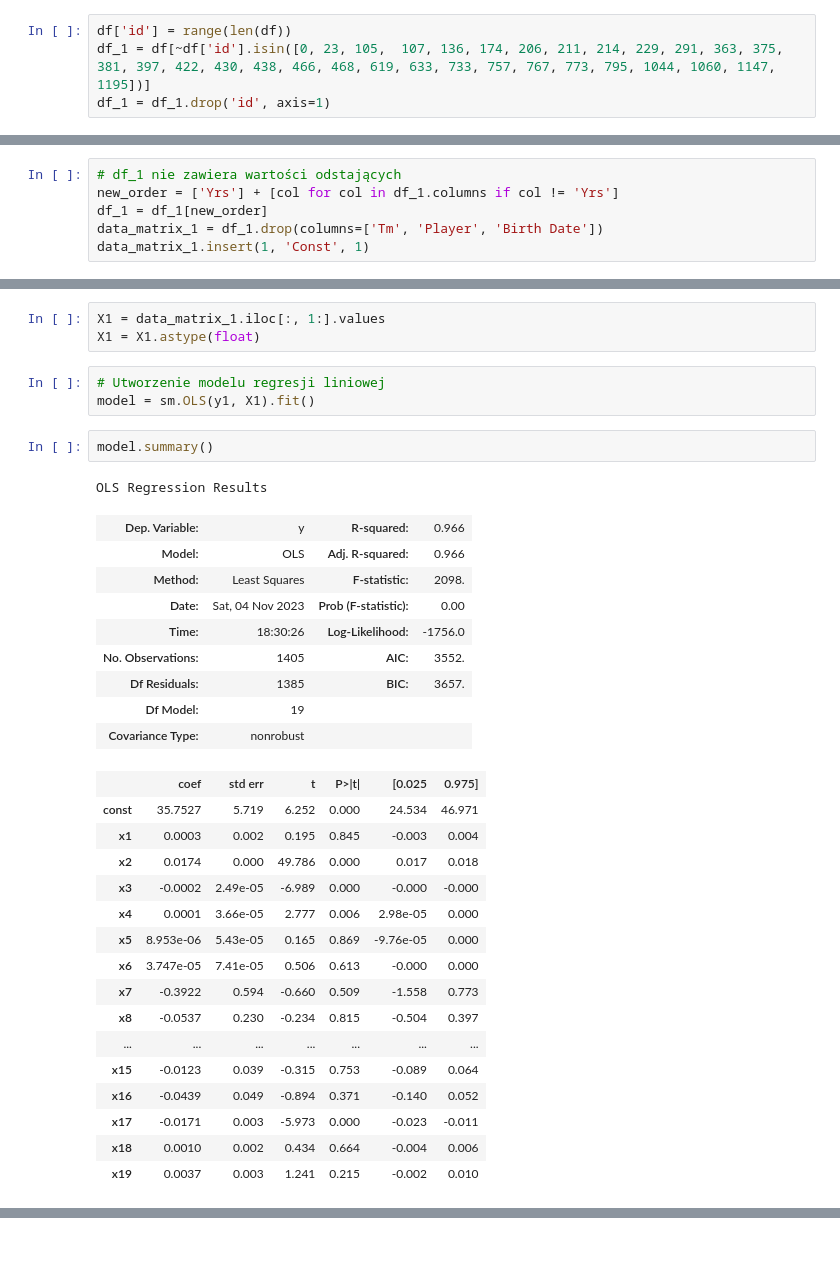
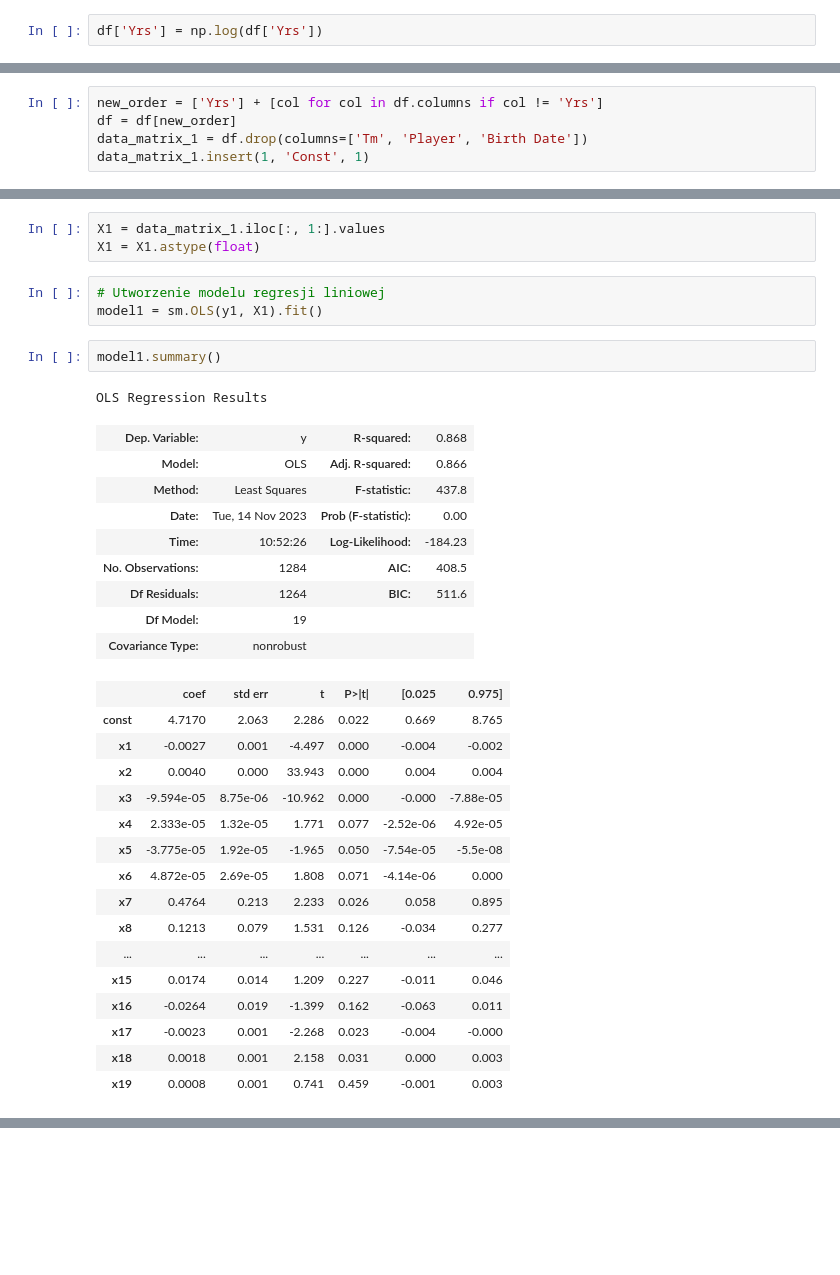
Before and after one commit to GrzegorzPus/NBA_analysis, a Jupyter notebook: Draft Combine.ipynb, the cells around one changed output, grey strips where cells are left out. Drawn from its saved outputs; the diff is of its cells as text; blank space fills up the shorter version.

```diff
--- a/Draft Combine.ipynb
+++ b/Draft Combine.ipynb
@@ -606,7 +586,5 @@ Indeksy obserwacji odstających: (array([   0,   23,  105,  107,  136,  174,  20
-# %%
-df['id'] = range(len(df))
-df_1 = df[~df['id'].isin([0, 23, 105,  107, 136, 174, 206, 211, 214, 229, 291, 363, 375, 381, 397, 422, 430, 438, 466, 468, 619, 633, 733, 757, 767, 773, 795, 1044, 1060, 1147, 1195])]
-df_1 = df_1.drop('id', axis=1)
+# %%
+df['Yrs'] = np.log(df['Yrs'])
 # %% [markdown]
 <br>
 # %% [markdown]
@@ -614,8 +592,7 @@ df_1 = df_1.drop('id', axis=1)
 # %%
-# df_1 nie zawiera wartości odstających
-new_order = ['Yrs'] + [col for col in df_1.columns if col != 'Yrs']
-df_1 = df_1[new_order]
-data_matrix_1 = df_1.drop(columns=['Tm', 'Player', 'Birth Date'])
+new_order = ['Yrs'] + [col for col in df.columns if col != 'Yrs']
+df = df[new_order]
+data_matrix_1 = df.drop(columns=['Tm', 'Player', 'Birth Date'])
 data_matrix_1.insert(1, 'Const', 1)
 # %%
 y1 = data_matrix_1['Yrs'].to_numpy()
@@ -624,33 +601,33 @@ X1 = data_matrix_1.iloc[:, 1:].values
 X1 = X1.astype(float)
 # %%
 # Utworzenie modelu regresji liniowej
-model = sm.OLS(y1, X1).fit()
+model1 = sm.OLS(y1, X1).fit()
 # %%
-model.summary()
+model1.summary()
 # %% [output]
 OLS Regression Results
-| Dep. Variable: | y | R-squared: | 0.966 |
-| Model: | OLS | Adj. R-squared: | 0.966 |
-| Method: | Least Squares | F-statistic: | 2098. |
-| Date: | Sat, 04 Nov 2023 | Prob (F-statistic): | 0.00 |
-| Time: | 18:30:26 | Log-Likelihood: | -1756.0 |
-| No. Observations: | 1405 | AIC: | 3552. |
-| Df Residuals: | 1385 | BIC: | 3657. |
+| Dep. Variable: | y | R-squared: | 0.868 |
+| Model: | OLS | Adj. R-squared: | 0.866 |
+| Method: | Least Squares | F-statistic: | 437.8 |
+| Date: | Tue, 14 Nov 2023 | Prob (F-statistic): | 0.00 |
+| Time: | 10:52:26 | Log-Likelihood: | -184.23 |
+| No. Observations: | 1284 | AIC: | 408.5 |
+| Df Residuals: | 1264 | BIC: | 511.6 |
 | Df Model: | 19 |  |  |
 | Covariance Type: | nonrobust |  |  |
 |  | coef | std err | t | P>|t| | [0.025 | 0.975] |
-| const | 35.7527 | 5.719 | 6.252 | 0.000 | 24.534 | 46.971 |
-| x1 | 0.0003 | 0.002 | 0.195 | 0.845 | -0.003 | 0.004 |
-| x2 | 0.0174 | 0.000 | 49.786 | 0.000 | 0.017 | 0.018 |
-| x3 | -0.0002 | 2.49e-05 | -6.989 | 0.000 | -0.000 | -0.000 |
-| x4 | 0.0001 | 3.66e-05 | 2.777 | 0.006 | 2.98e-05 | 0.000 |
-| x5 | 8.953e-06 | 5.43e-05 | 0.165 | 0.869 | -9.76e-05 | 0.000 |
-| x6 | 3.747e-05 | 7.41e-05 | 0.506 | 0.613 | -0.000 | 0.000 |
-| x7 | -0.3922 | 0.594 | -0.660 | 0.509 | -1.558 | 0.773 |
-| x8 | -0.0537 | 0.230 | -0.234 | 0.815 | -0.504 | 0.397 |
+| const | 4.7170 | 2.063 | 2.286 | 0.022 | 0.669 | 8.765 |
+| x1 | -0.0027 | 0.001 | -4.497 | 0.000 | -0.004 | -0.002 |
+| x2 | 0.0040 | 0.000 | 33.943 | 0.000 | 0.004 | 0.004 |
+| x3 | -9.594e-05 | 8.75e-06 | -10.962 | 0.000 | -0.000 | -7.88e-05 |
+| x4 | 2.333e-05 | 1.32e-05 | 1.771 | 0.077 | -2.52e-06 | 4.92e-05 |
+| x5 | -3.775e-05 | 1.92e-05 | -1.965 | 0.050 | -7.54e-05 | -5.5e-08 |
+| x6 | 4.872e-05 | 2.69e-05 | 1.808 | 0.071 | -4.14e-06 | 0.000 |
+| x7 | 0.4764 | 0.213 | 2.233 | 0.026 | 0.058 | 0.895 |
+| x8 | 0.1213 | 0.079 | 1.531 | 0.126 | -0.034 | 0.277 |
 | ... | ... | ... | ... | ... | ... | ... |
-| x15 | -0.0123 | 0.039 | -0.315 | 0.753 | -0.089 | 0.064 |
-| x16 | -0.0439 | 0.049 | -0.894 | 0.371 | -0.140 | 0.052 |
-| x17 | -0.0171 | 0.003 | -5.973 | 0.000 | -0.023 | -0.011 |
-| x18 | 0.0010 | 0.002 | 0.434 | 0.664 | -0.004 | 0.006 |
-| x19 | 0.0037 | 0.003 | 1.241 | 0.215 | -0.002 | 0.010 |
+| x15 | 0.0174 | 0.014 | 1.209 | 0.227 | -0.011 | 0.046 |
+| x16 | -0.0264 | 0.019 | -1.399 | 0.162 | -0.063 | 0.011 |
+| x17 | -0.0023 | 0.001 | -2.268 | 0.023 | -0.004 | -0.000 |
+| x18 | 0.0018 | 0.001 | 2.158 | 0.031 | 0.000 | 0.003 |
+| x19 | 0.0008 | 0.001 | 0.741 | 0.459 | -0.001 | 0.003 |
```
Also changed, not shown: parts of 52 cells of this notebook.
